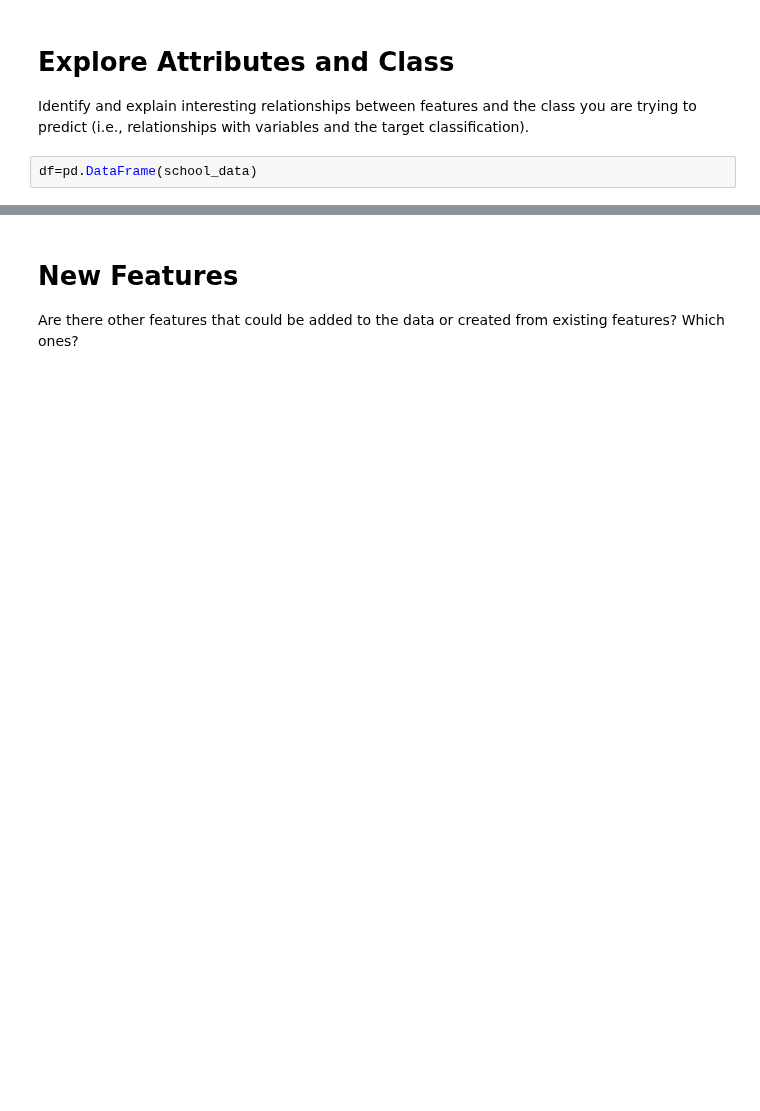
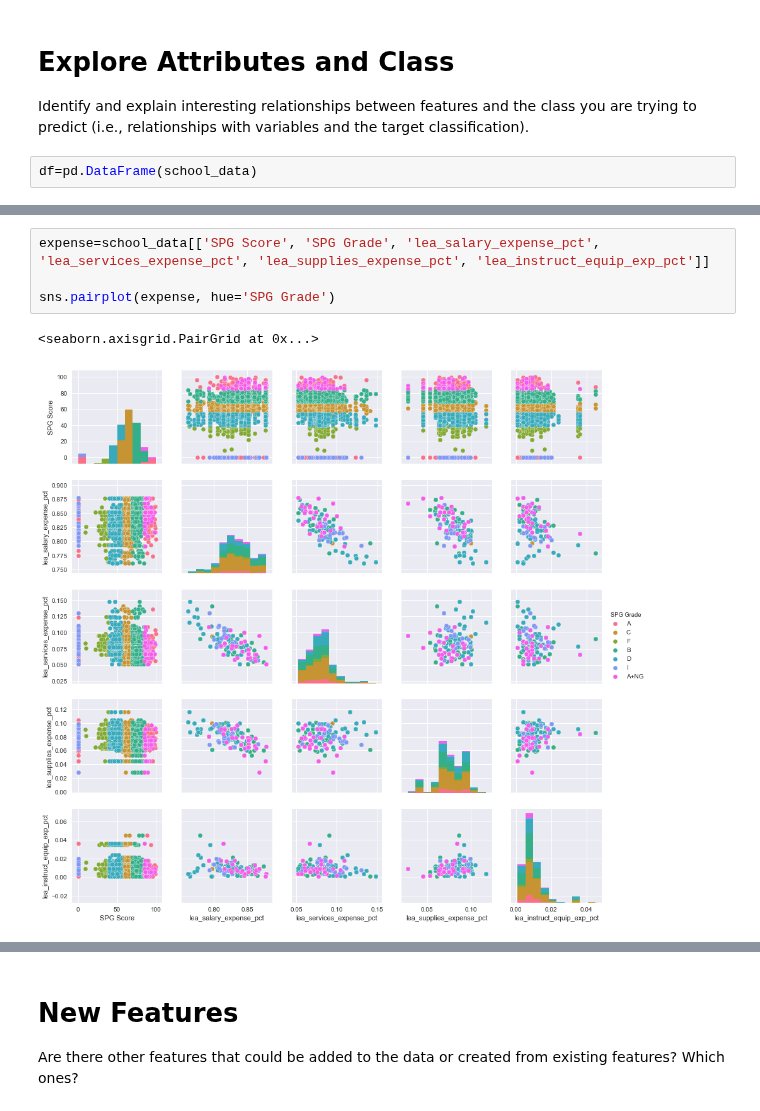
Before and after one commit to stmillett/MSDS7331_NorthCarolinaDataset, a Jupyter notebook: Data Mining - Lab 1.ipynb, the cells around one changed output, grey strips where cells are left out. Cells and saved outputs as stored; diff of their text form; blank space fills up the shorter version.

```diff
--- a/Data Mining - Lab 1.ipynb
+++ b/Data Mining - Lab 1.ipynb
@@ -499,0 +578,7 @@ correlation_matrix(df)
+# %%
+expense=school_data[['SPG Score', 'SPG Grade', 'lea_salary_expense_pct', 'lea_services_expense_pct', 'lea_supplies_expense_pct', 'lea_instruct_equip_exp_pct']]
+
+sns.pairplot(expense, hue='SPG Grade')
+# %% [output]
+<seaborn.axisgrid.PairGrid at 0x...>
+[figure, added]
```
Also changed, not shown: parts of 21 cells of this notebook.
